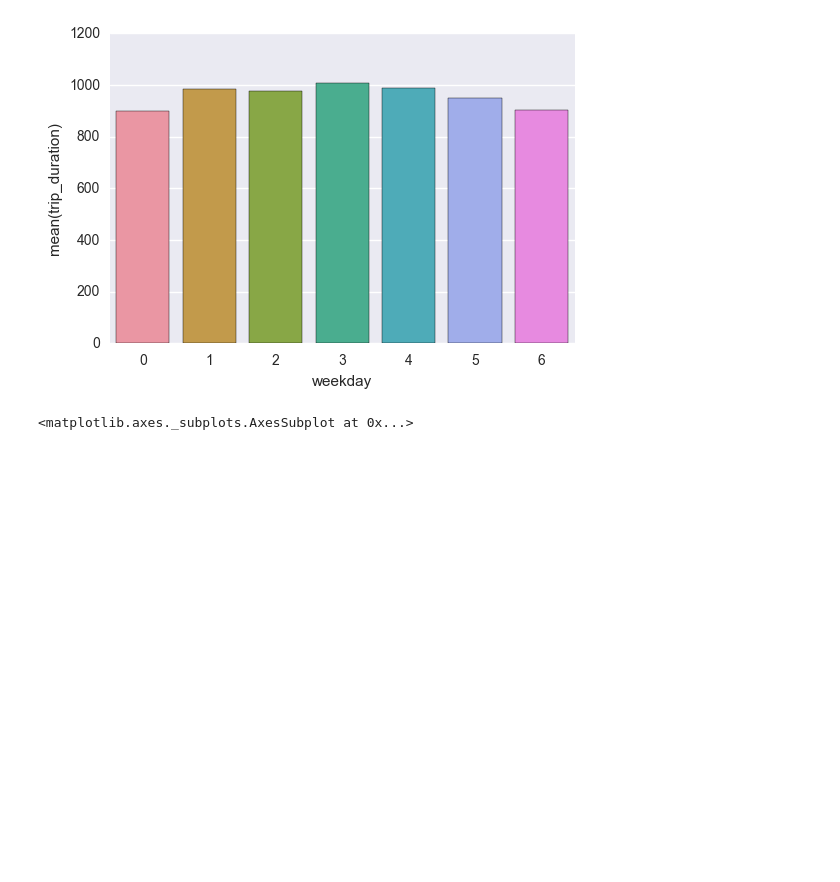
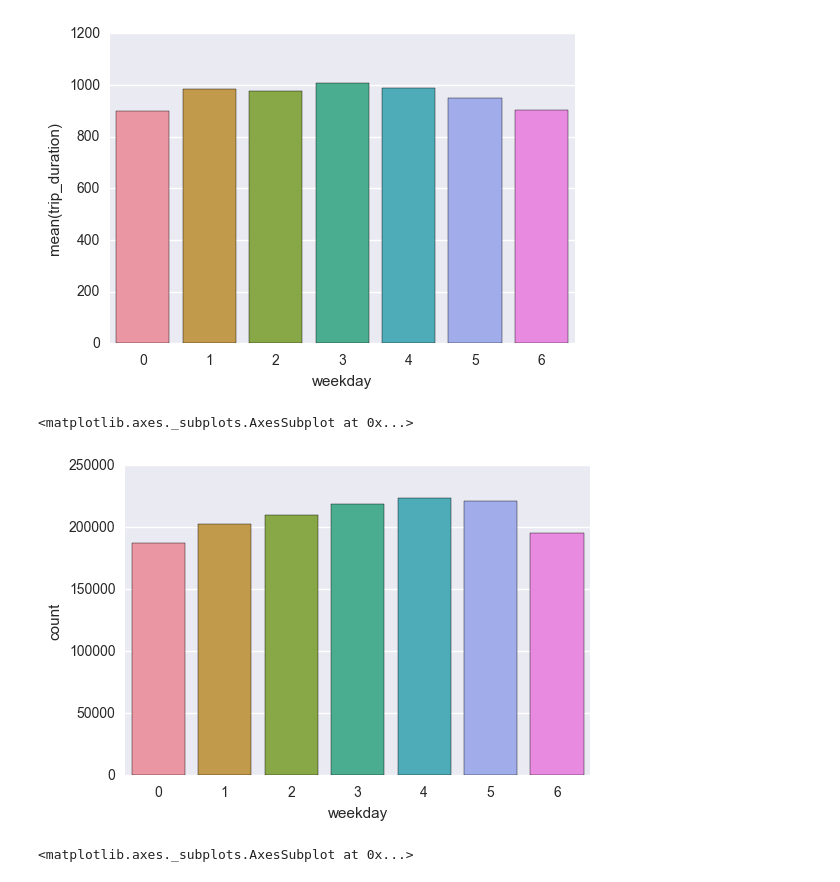
Before and after one commit to sglembocki/personal_projects, a Jupyter notebook: NewYorkTaxiTripDuration/NewYorkTaxiTripDuration.ipynb, the cells around one changed output. Drawn from its saved outputs; the diff is of its cells as text; code cells hidden in the pictures; blank space fills up the shorter version.

```diff
--- a/NewYorkTaxiTripDuration/NewYorkTaxiTripDuration.ipynb
+++ b/NewYorkTaxiTripDuration/NewYorkTaxiTripDuration.ipynb
@@ -74,5 +117,10 @@ sns.barplot(x = "weekday", y = "trip_duration", n_boot = 0, data = train)
 # %% [output]
 <matplotlib.axes._subplots.AxesSubplot at 0x...>
 [figure]
+# %%
+sns.countplot('weekday', data = train)
+# %% [output]
+<matplotlib.axes._subplots.AxesSubplot at 0x...>
+[figure, added]
 # %%
 train['hour'] = train['pickup_datetime'].apply(lambda x: x.hour)
```
Also changed, not shown: parts of 30 cells of this notebook.
